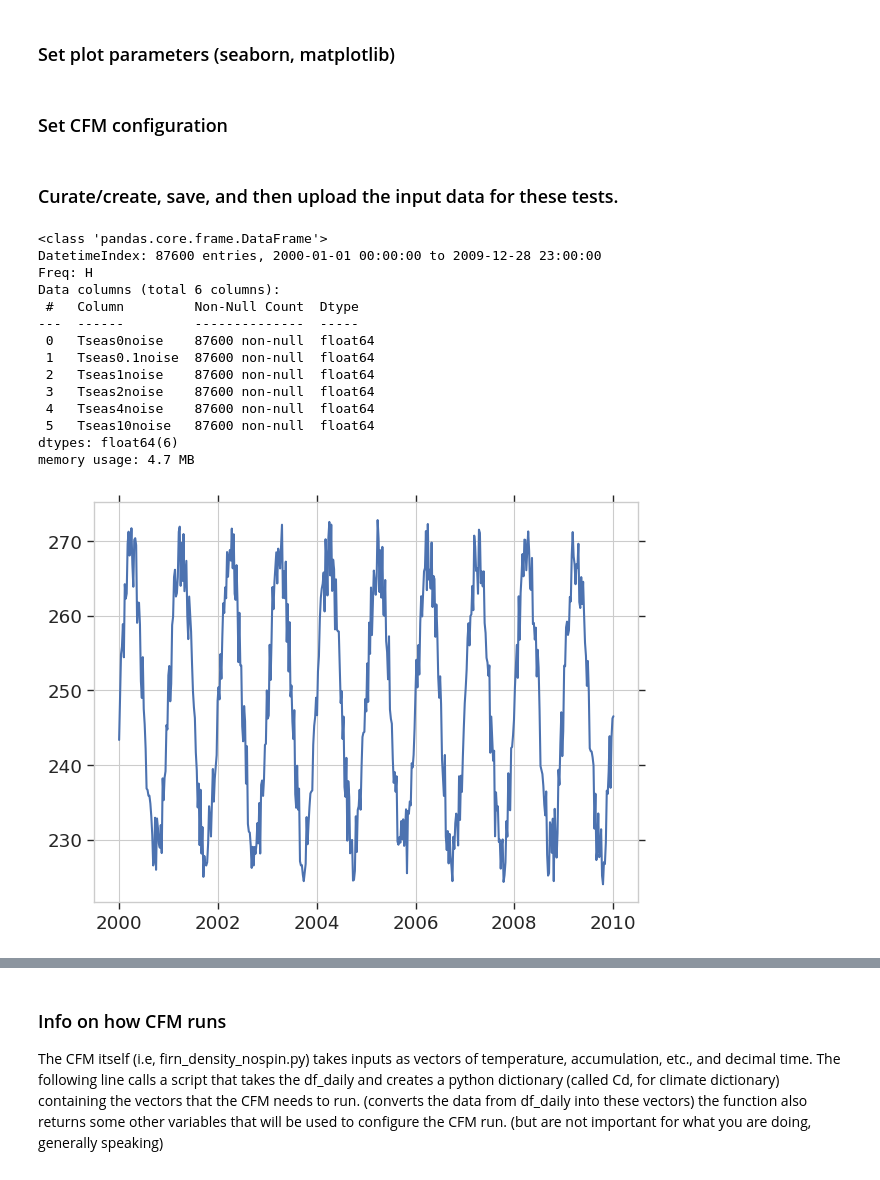
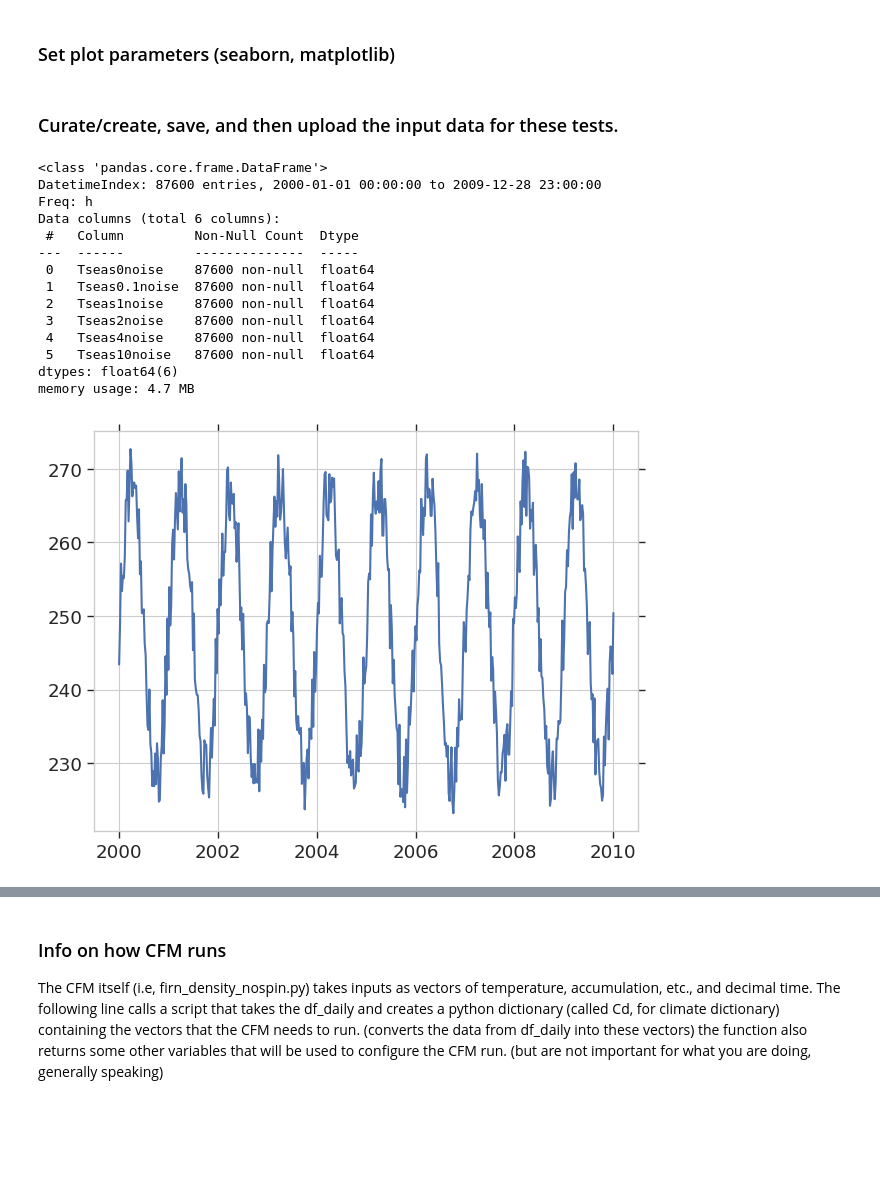
Before and after one commit to UWGlaciology/CommunityFirnModel, a Jupyter notebook: CFM_main/rnb_20240315_mst_Tskin_testruns_CFMiso.ipynb, the cells around one changed output, grey strips where cells are left out. Drawn from its saved outputs; the diff is of its cells as text; code cells hidden in the pictures; blank space fills up the shorter version.

```diff
--- a/CFM_main/rnb_20240315_mst_Tskin_testruns_CFMiso.ipynb
+++ b/CFM_main/rnb_20240315_mst_Tskin_testruns_CFMiso.ipynb
@@ -74,5 +73,3 @@ pd.set_option('display.max_rows', 500)
 mpl.rcParams['axes.formatter.useoffset'] = False
 mpl.rcParams.update({'figure.autolayout': True})
 fontsz = 20
-# %% [markdown]
-### Set CFM configuration
@@ -220,10 +97,10 @@ inputDF_min = pd.DataFrame(index = pd.DatetimeIndex(pd.period_range(start = '200
 inputDF_min.Tseas0noise= Tseasonal
 
 
-inputDF_hour = inputDF_min.resample('H').mean()
+inputDF_hour = inputDF_min.resample('h').mean()
 inputDF_day = inputDF_min.resample('D').mean()
 inputDF_week = inputDF_min.resample('W').mean()
-inputDF_month = inputDF_min.resample('M').mean()
+inputDF_month = inputDF_min.resample('MS').mean()
 
 # create random noise for the model tests
 lenMin = len(inputDF_min.index)
@@ -238,35 +115,35 @@ for l in listLevels:
     inputDF_min['Tseas'+str(l)+'noise'] = inputDF_min.Tseas0noise + np.random.rand(lenMin)*l
     inputDF_hour['Tseas'+str(l)+'noise'] = inputDF_hour.Tseas0noise + np.random.rand(lenHour)*l
     inputDF_day['Tseas'+str(l)+'noise'] = inputDF_day.Tseas0noise + np.random.rand(lenDaily)*l
     inputDF_week['Tseas'+str(l)+'noise'] = inputDF_week.Tseas0noise + np.random.rand(lenWeek)*l
     inputDF_month['Tseas'+str(l)+'noise'] = inputDF_month.Tseas0noise + np.random.rand(lenMonth)*l
 
 
 # make initial temperature profile (no spin up) for step-change tests, make step change temperature time series of
 # different magnitudes (0.1 K, 1 K, 2 K, 10 K). Use the same array of time resolution.
 
 inputDF_min.head()
 
 plt.figure
 plt.plot(inputDF_week.index,inputDF_week.Tseas10noise)
 
 inputDF_hour.info()
 # %% [output]
 <class 'pandas.core.frame.DataFrame'>
 DatetimeIndex: 87600 entries, 2000-01-01 00:00:00 to 2009-12-28 23:00:00
-Freq: H
+Freq: h
 Data columns (total 6 columns):
  #   Column         Non-Null Count  Dtype
 ---  ------         --------------  -----
  0   Tseas0noise    87600 non-null  float64
  1   Tseas0.1noise  87600 non-null  float64
  2   Tseas1noise    87600 non-null  float64
  3   Tseas2noise    87600 non-null  float64
  4   Tseas4noise    87600 non-null  float64
  5   Tseas10noise   87600 non-null  float64
 dtypes: float64(6)
 memory usage: 4.7 MB
-[figure, old version]
+[figure, new version]
 # %%
 # fill in the rest of the DFs for evaporation, melt, total precip, snow precip, everything is zero at this point for these parameters
 
```
Also changed, not shown: parts of 19 cells of this notebook, 58 other files.
